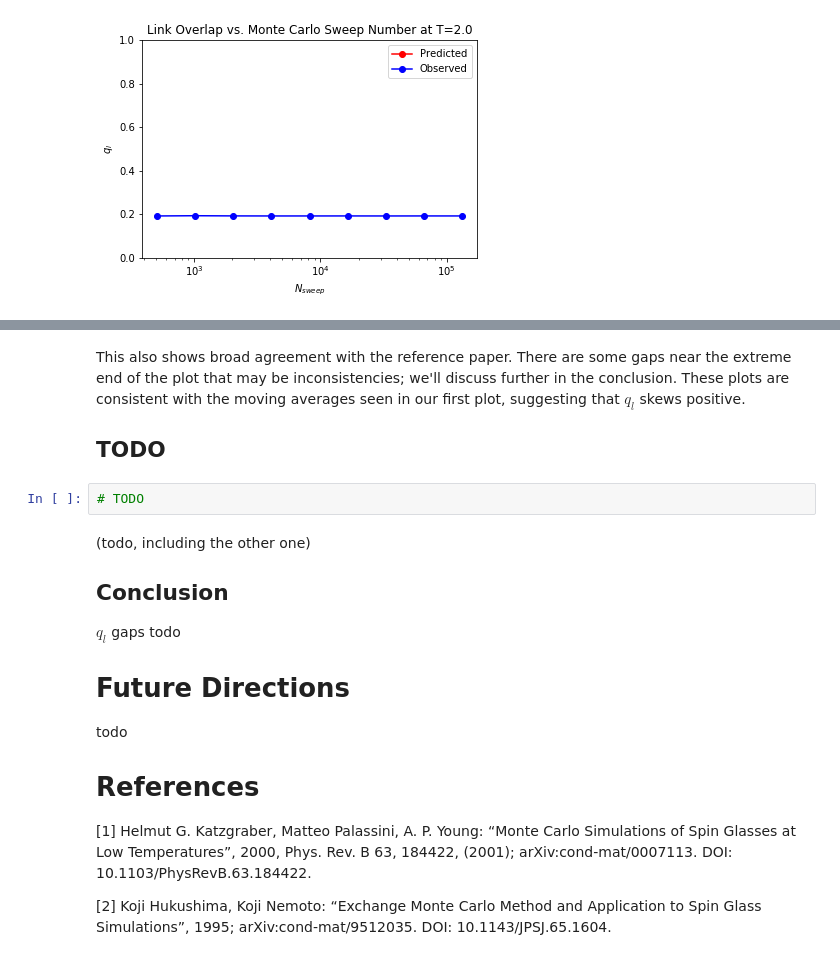
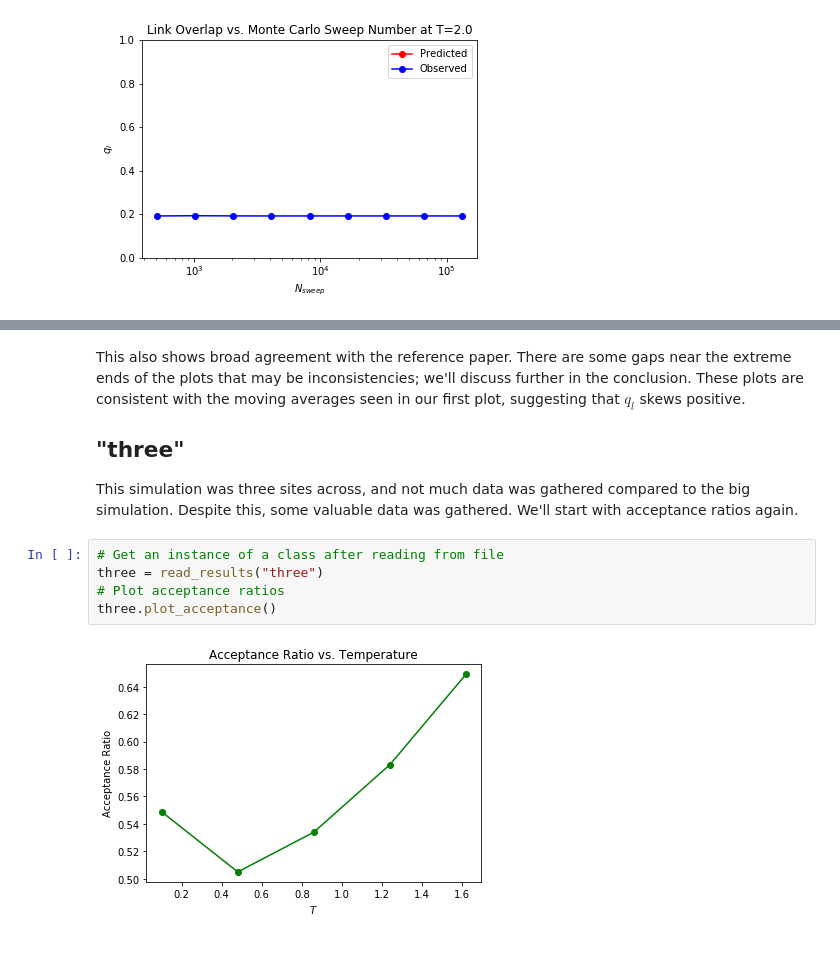
Before and after one commit to g-peery/montecarlo-ea, a Jupyter notebook: Notebook/Parallel Tempering Edwards Anderson.ipynb, the cells around one changed output, grey strips where cells are left out. Saved outputs shown, nothing was run; the diff lists cells and outputs as text.

```diff
--- a/Notebook/Parallel Tempering Edwards Anderson.ipynb
+++ b/Notebook/Parallel Tempering Edwards Anderson.ipynb
@@ -1020,23 +1021,13 @@ for i in range(len(big_sim.meta.index)):
 # %% [markdown]
-This also shows broad agreement with the reference paper. There are some gaps near the extreme end of the plot that may be inconsistencies; we'll discuss further in the conclusion. These plots are consistent with the moving averages seen in our first plot, suggesting that $q_l$ skews positive.
+This also shows broad agreement with the reference paper. There are some gaps near the extreme ends of the plots that may be inconsistencies; we'll discuss further in the conclusion. These plots are consistent with the moving averages seen in our first plot, suggesting that $q_l$ skews positive.
 
-## TODO
+## "three"
+
+This simulation was three sites across, and not much data was gathered compared to the big simulation. Despite this, some valuable data was gathered. We'll start with acceptance ratios again.
-# %%
-# TODO
-# %% [markdown]
-(todo, including the other one)
-
-## Conclusion
-
-$q_l$ gaps
-todo
-
-# Future Directions
-
-todo
-
-# References
-
-\[1\] Helmut G. Katzgraber, Matteo Palassini, A. P. Young: “Monte Carlo Simulations of Spin Glasses at Low Temperatures”, 2000, Phys. Rev. B 63, 184422, (2001); arXiv:cond-mat/0007113. DOI: 10.1103/PhysRevB.63.184422.
-
-\[2\] Koji Hukushima, Koji Nemoto: “Exchange Monte Carlo Method and Application to Spin Glass Simulations”, 1995; arXiv:cond-mat/9512035. DOI: 10.1143/JPSJ.65.1604.
+# %%
+# Get an instance of a class after reading from file
+three = read_results("three")
+# Plot acceptance ratios
+three.plot_acceptance()
+# %% [output]
+[figure, added]
```
Also changed, not shown: parts of 16 cells of this notebook, 8 other files.
